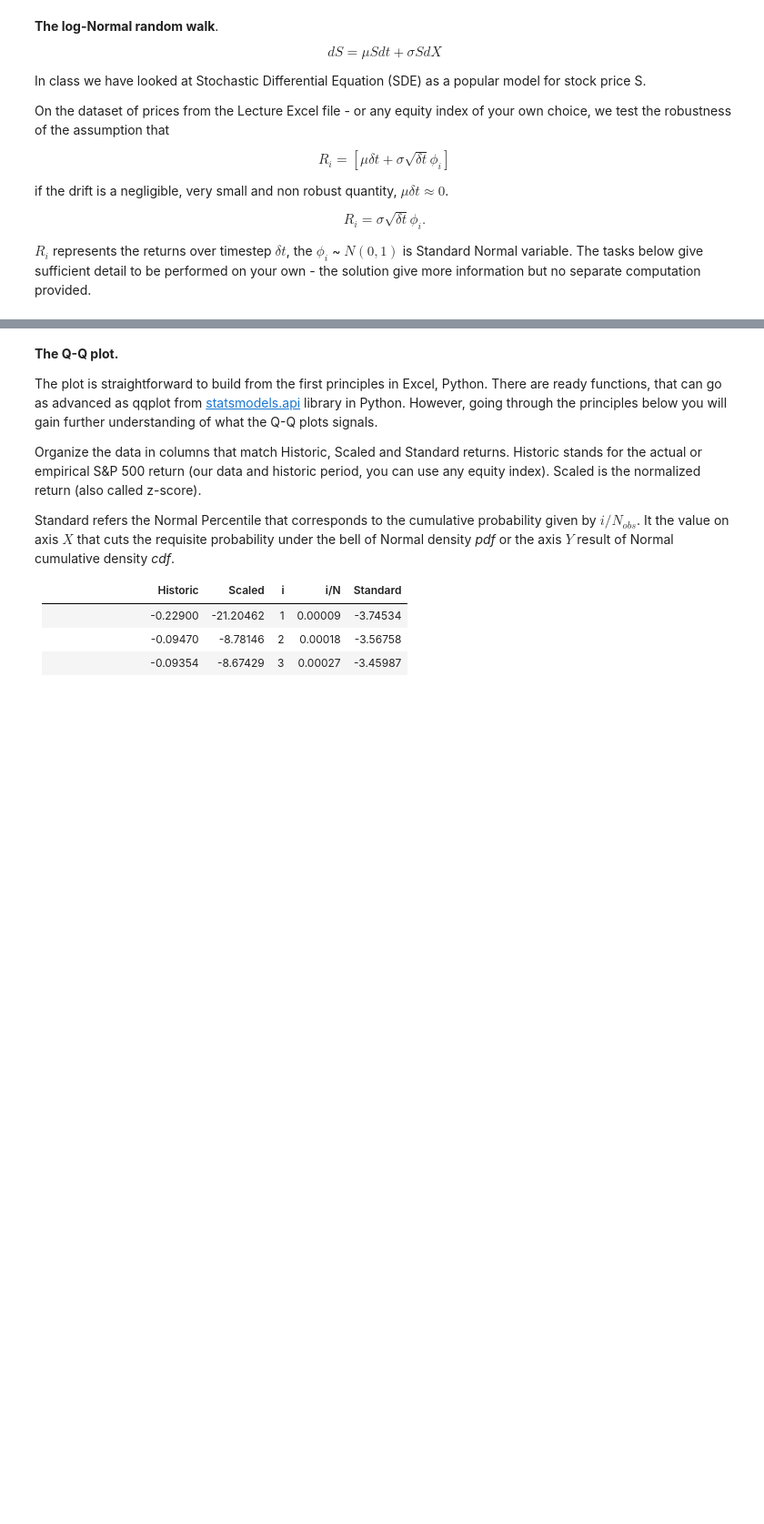
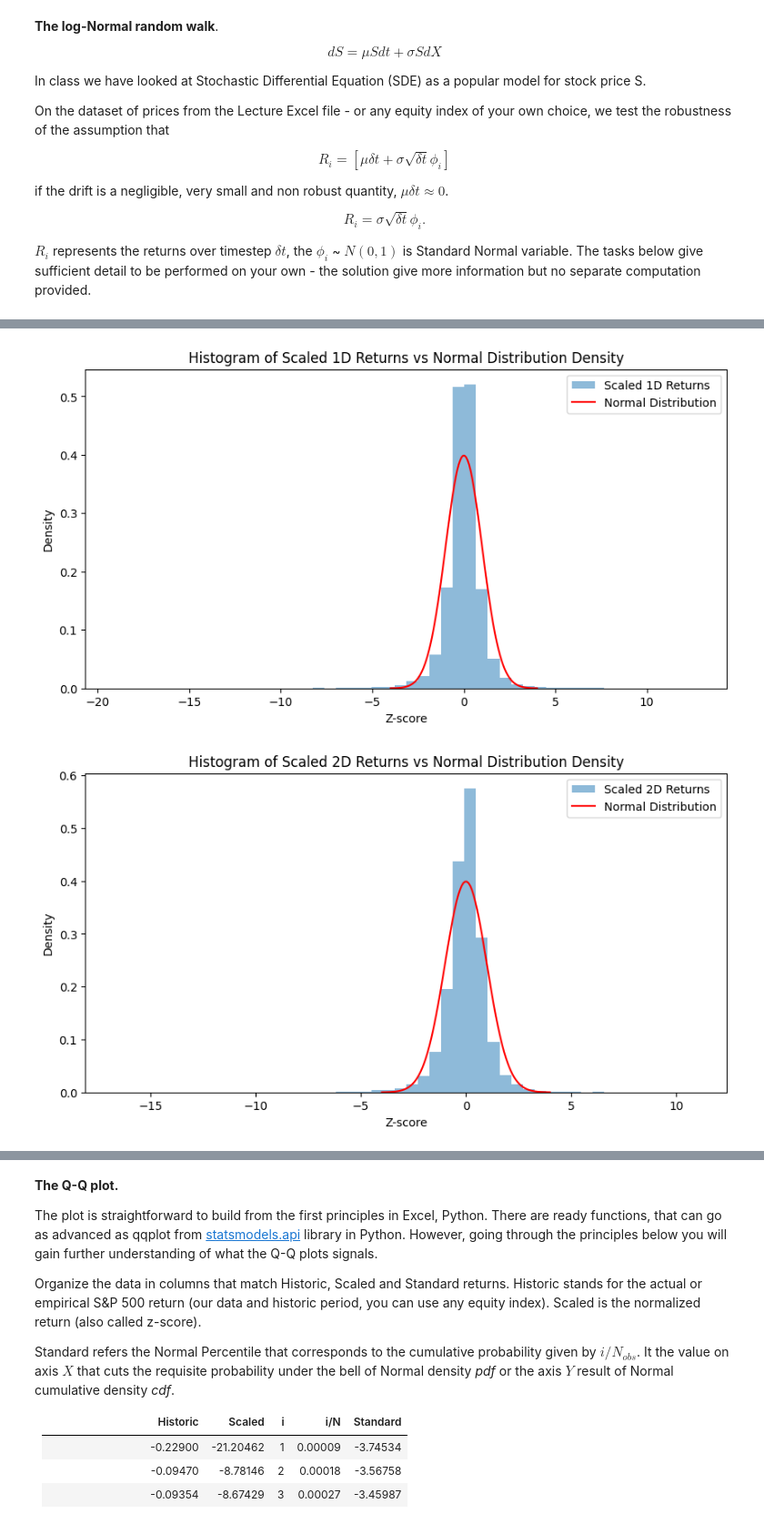
Before and after one commit to JoaoJungblut/QuantFinanceTraining, a Jupyter notebook: Module1/01-The_Random_Behaviour_of_Assets-answers.ipynb, the cells around one changed output, grey strips where cells are left out. Shown: that part at 91% size. Saved outputs shown, nothing was run; the diff lists cells and outputs as text; code cells hidden in the pictures; blank space fills up the shorter version.

```diff
--- a/Module1/01-The_Random_Behaviour_of_Assets-answers.ipynb
+++ b/Module1/01-The_Random_Behaviour_of_Assets-answers.ipynb
@@ -50,0 +111,53 @@ dtype: float64
+# %%
+# Scale historical returns to z-scores
+z_scores_1D = (sp500_returns["1D"] - sp500_returns["1D"].mean()) / sp500_returns["1D"].std()
+z_scores_2D = (sp500_returns["2D"] - sp500_returns["2D"].mean()) / sp500_returns["2D"].std()
+z_scores_5D = (sp500_returns["5D"] - sp500_returns["5D"].mean()) / sp500_returns["5D"].std()
+
+# Plotting histogram of scaled 1D returns
+plt.figure(figsize=(10, 5))
+plt.hist(z_scores_1D, bins=50, density=True, alpha=0.5, label="Scaled 1D Returns")
+
+# Plotting Normal distribution density
+x = np.linspace(-4, 4, 100)
+y = stats.norm.pdf(x, 0, 1)
+plt.plot(x, y, color="red", label="Normal Distribution")
+
+plt.title("Histogram of Scaled 1D Returns vs Normal Distribution Density")
+plt.xlabel("Z-score")
+plt.ylabel("Density")
+plt.legend()
+plt.show()
+
+# Plotting histogram of scaled 2D returns
+plt.figure(figsize=(10, 5))
+plt.hist(z_scores_2D, bins=50, density=True, alpha=0.5, label="Scaled 2D Returns")
+
+# Plotting Normal distribution density
+x = np.linspace(-4, 4, 100)
+y = stats.norm.pdf(x, 0, 1)
+plt.plot(x, y, color="red", label="Normal Distribution")
+
+plt.title("Histogram of Scaled 2D Returns vs Normal Distribution Density")
+plt.xlabel("Z-score")
+plt.ylabel("Density")
+plt.legend()
+plt.show()
+
+# Plotting histogram of scaled 5D returns
+plt.figure(figsize=(10, 5))
+plt.hist(z_scores_5D, bins=50, density=True, alpha=0.5, label="Scaled 5D Returns")
+
+# Plotting Normal distribution density
+x = np.linspace(-4, 4, 100)
+y = stats.norm.pdf(x, 0, 1)
+plt.plot(x, y, color="red", label="Normal Distribution")
+
+plt.title("Histogram of Scaled 5D Returns vs Normal Distribution Density")
+plt.xlabel("Z-score")
+plt.ylabel("Density")
+plt.legend()
+plt.show()
+# %% [output]
+[figure, added]
+[figure, added]
```
Also changed, not shown: parts of 13 cells of this notebook.
